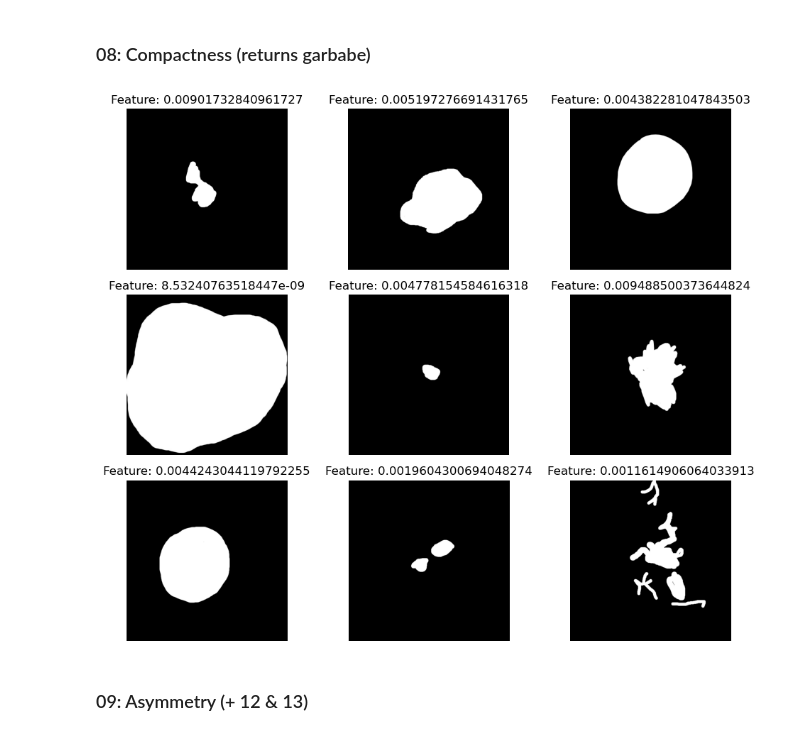
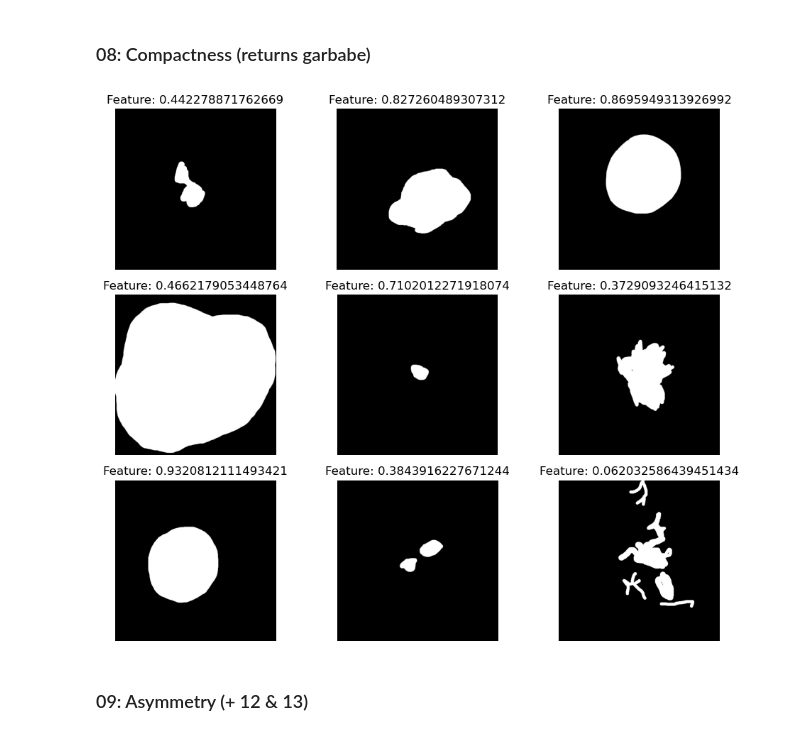
Before and after one commit to Niels04/2025-FYP-Final-Group-Eastern-Mud-Turtle, a Jupyter notebook: util/featureExtractTestsGoHere/7-13.ipynb, the cells around one changed output. Cells and saved outputs as stored; diff of their text form; code cells hidden in the pictures.

```diff
--- a/util/featureExtractTestsGoHere/7-13.ipynb
+++ b/util/featureExtractTestsGoHere/7-13.ipynb
@@ -28,10 +42,16 @@ def testNumerical(imageNames, imgDirectory, numericalFeature, mask=False):
     #read images
     for imName in imageNames:
         imgs.append(cv2.imread(os.path.join(imgDirectory, imName), imReadFlags))
+
+    #height, width = imgs[3].shape[:2]
+    #imgs[3] = cv2.resize(imgs[3], (int(width*0.45), int(height*0.45)), interpolation=cv2.INTER_AREA)
+
     #convert to  binary mask if we're dealing with masks
     if mask:
         for img in imgs:
-            _, img = cv2.threshold(img, 127, 255, cv2.THRESH_BINARY)
+            _, img = cv2.threshold(img, 31, 255, cv2.THRESH_BINARY)
+        #imgs = [crop(img) for img in imgs]
+        #imgs = [np.pad(img, pad_width=20, mode="constant", constant_values=0) for img in imgs]#padd so that objects don't touch border
     #convert to rgb for further processing (if no mask)
     if(not mask):
         imgs = [cv2.cvtColor(img, cv2.COLOR_BGR2RGB) for img in imgs]
@@ -89,28 +107,72 @@ testNumerical(imNames, imgDir, measure_regression)
 # %%
 def get_compactness(mask):
     """Computes the compactness measure for the given binary mask.
 
     :param mask: The Binary mask to be analyzed
     :return: Compactness measure \"Circularity\"
     from 0 to inf, where lower values indicate
     higher compactness."""
     # mask = color.rgb2gray(mask)
     area = np.sum(mask)
     struct_el = morphology.disk(3)
     #erode mask once
     mask_eroded = morphology.binary_erosion(mask, struct_el)
     #subtract eroded mask from original mask to obtain border pixels -> get number of border pixels with sum
     #perimeter = np.sum(mask - mask_eroded)
     contours, _ = cv2.findContours(mask, cv2.RETR_EXTERNAL, cv2.CHAIN_APPROX_SIMPLE)
     perimeter = cv2.arcLength(contours[0], True)
     #calculate and return "compactness" measure
     return perimeter**2 / (4 * np.pi * area)
 
+def crop(mask):
+        """Crops a given binary mask tighlyr.
+
+        :param mask: Binary Mask to be cropped.
+        :return: cropped mask"""
+        #get y & x coordinates of nonzero points
+        y_nonzero, x_nonzero = np.nonzero(mask)
+        #set ylims to be lowest and highest points where mask contains nonzero pixel
+        y_lims = [np.min(y_nonzero), np.max(y_nonzero)]
+        #compute initial x limit
+        x_lims = np.array([np.min(x_nonzero), np.max(x_nonzero)])
+        #crop mask with computed limits & return
+        return mask[y_lims[0]:y_lims[1], x_lims[0]:x_lims[1]]
+
+def fB_extractor(mask):
+    """
+    Extracts feature B(\"Border Irregularity\") which is simply
+    the compactness measure of the mask of the image.
+
+    :param img: not used for now
+    :param mask: binary mask of the image in cv2.GRAYSCALE format
+    :return: Compactness measure from 0(not compact at all) to
+    1(super compact, perfect circle)
+    """
+    cropped = crop(mask)
+    padded = np.pad(cropped, pad_width=10, mode="constant", constant_values=0)#add padding so the masks don't touch the border
+
+    #scale image such that the longer side is max. 512 pixels long -> differently sized images seem to yield different results
+    h, w = padded.shape[:2]
+    scaleFactor = 512 / max(w, h)
+    scaled = cv2.resize(padded, (int(w*scaleFactor), int(h*scaleFactor)), interpolation=cv2.INTER_AREA)
+    scaled = scaled.astype(bool)
+
+    #calculate perimeter
+    A = np.sum(scaled)
+    perimeter = measure.perimeter_crofton(scaled, directions=4)
+    if perimeter == 0:
+        return 0.0
+
+    #calculate and return final compactness measure
+    compactness = (4*pi*A)/(perimeter**2)
+
+    return compactness
+
 imgs = ["PAT_9_17_80_mask.png", "PAT_13_21_350_mask.png", "PAT_16_24_691_mask.png", "PAT_31_43_129_mask.png", "PAT_34_47_108_mask.png", "PAT_38_1002_34_mask.png", "PAT_39_55_233_mask.png", "PAT_53_81_522_mask.png", "PAT_54_83_405_mask.png"]
 
-testNumerical(imgs, imgDir, get_compactness, mask=True)
+testNumerical(imgs, imgDir, fB_extractor, mask=True)
 # %% [output]
-[figure, old version]
+[figure, new version]
 # %% [markdown]
 ### 09: Asymmetry (+ 12 & 13)
 # %%
```
Also changed, not shown: parts of 4 cells of this notebook, 3 other files.
